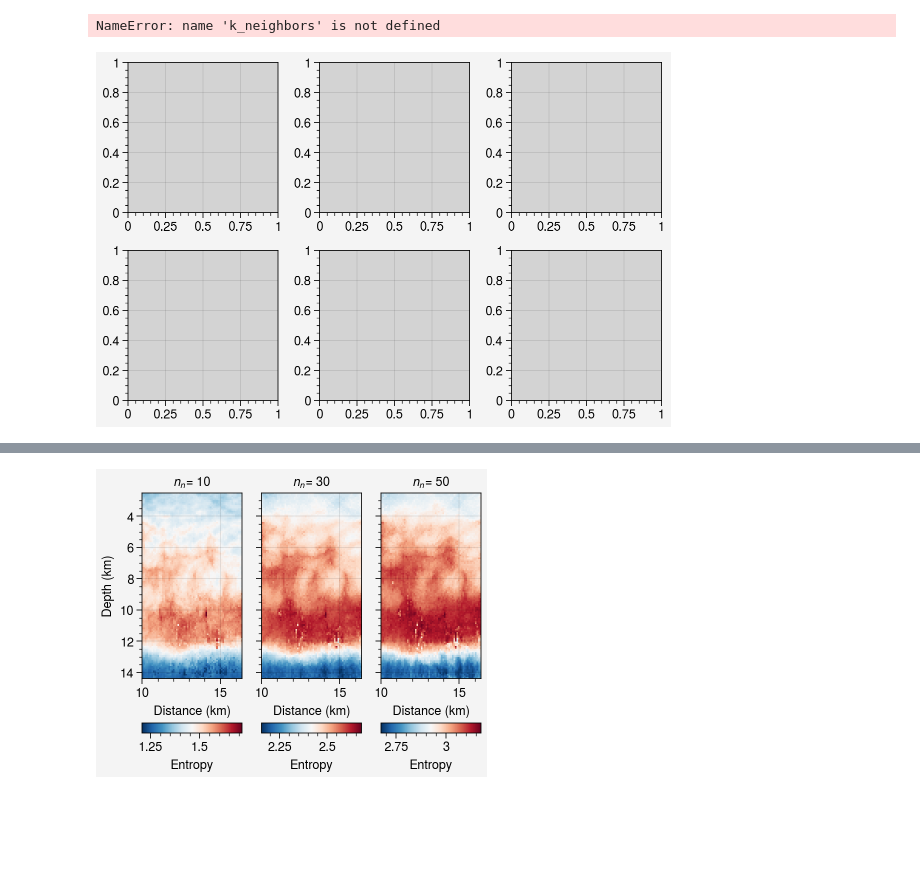
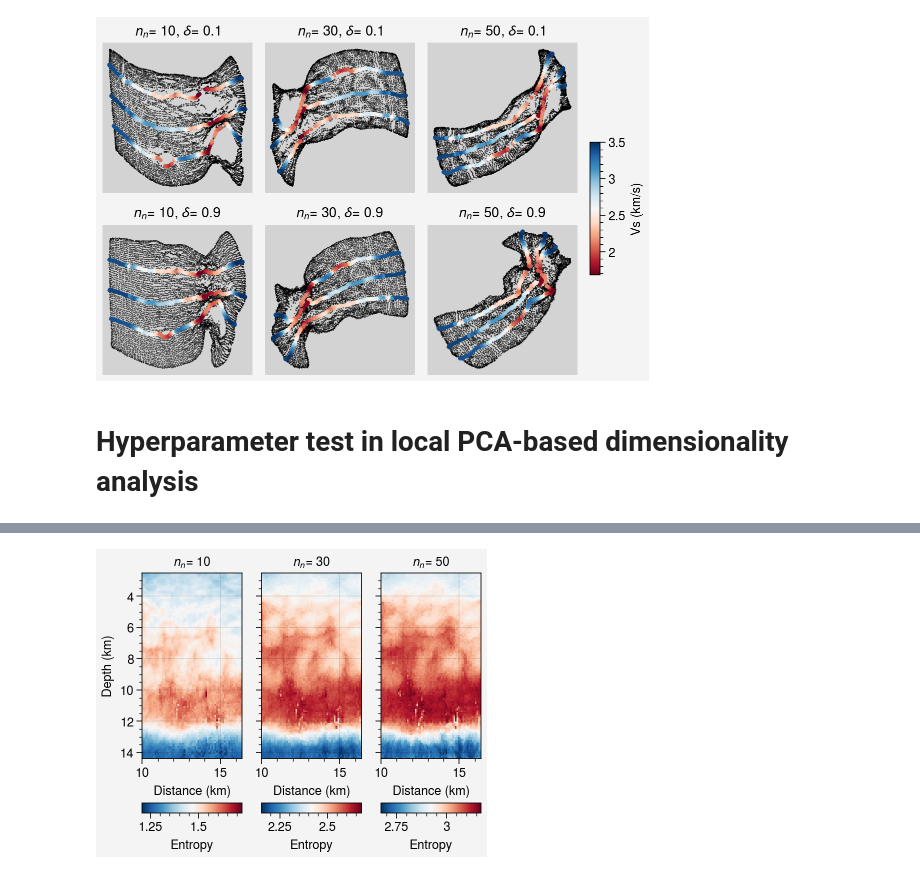
Before and after one commit to resfahani/scatnet4scatwaves, a Jupyter notebook: figure_notebooks/02_complexity analysis.ipynb, the cells around one changed output, grey strips where cells are left out. Saved outputs shown, nothing was run; the diff lists cells and outputs as text; code cells hidden in the pictures; blank space fills up the shorter version.

```diff
--- a/figure_notebooks/02_complexity analysis.ipynb
+++ b/figure_notebooks/02_complexity analysis.ipynb
@@ -603,0 +84,16 @@ fig.savefig(savepath + "second_order"+".png", bbox_inches="tight", dpi=300, tran
+# %%
+segment_duration_seconds = data_records_hs.shape[-1]/sr
+samples_per_segment = int(segment_duration_seconds * sr)
+
+bank_keyword_arguments = (
+        {"octaves": 4, "resolution": 8, "quality": 2, "normalize_wavelet": 'l2'},
+        {"octaves": 5, "resolution": 5, "quality": 2, "normalize_wavelet": 'l2'},
+        )
+
+network = ScatteringNetwork(
+    *bank_keyword_arguments,
+    bins=samples_per_segment,
+    sampling_rate=sr,
+    )
+
+print(network)
@@ -750,48 +781,64 @@ Error:
 # %%
 fig = pplt.figure( sharey=False, sharex=False, refwidth=1.5,)
 
 axs = fig.subplots(ncols=3, nrows=2,)
-for ax in axs:
-    ax.set_facecolor('lightgray')
 
-for i, nn in enumerate(k_neighbors):
-    for j, dd in enumerate(min_distances[::2]):
+for i, knn in enumerate(k_neighbors):
+    for j, mdin in enumerate(min_distances[::2]):
         ax = axs[j, i]
-        im = ax.scatter(UMAP_SPACE_HYPERPAR[i][j][:, 0],
-            UMAP_SPACE_HYPERPAR[i][j][:, 1], c = 'k', cmap = 'RdBu',
-            s = 0.1, alpha = 0.75, rasterized=True)
+
+        im = ax.scatter(
+            UMAP_SPACE_HYPERPAR[i][j][:, 0],
+            UMAP_SPACE_HYPERPAR[i][j][:, 1],
+            c = 'k',
+            cmap = 'RdBu',
+            s = 0.1,
+            alpha = 0.75,
+            rasterized=True,
+            )
 
         for k in vs_plotindex:
-            im = ax.scatter(UMAP_SPACE_HYPERPAR[i][j][indxvs[:, k], 0],
-                UMAP_SPACE_HYPERPAR[i][j][indxvs[:, k], 1],
-                c = vs.reshape(-1)[indxvs[:, k]], cmap = 'RdBu',
-                s = 5, alpha = 1, rasterized=True)
+            im = ax.scatter(
+                UMAP_SPACE_HYPERPAR[i][j][index_vs[:, k], 0],
+                UMAP_SPACE_HYPERPAR[i][j][index_vs[:, k], 1],
+                c = vs_model.reshape(-1)[index_vs[:, k]],
+                cmap = 'RdBu',
+                s = 5,
+                alpha = 1,
+                rasterized=True,
+                )
 
-        ax.set_title('$n_{n}$' +f'= {nn}, ' +  '$\delta$'+ f'= {dd}')
+        ax.set_title('$n_{n}$' +f'= {knn}, ' +  '$\delta$'+ f'= {mdin}')
 
         ax.set_xticks([])
         ax.set_yticks([])
         ax.set_xticklabels([])
         ax.set_yticklabels([])
 
         ax.spines['top'].set_visible(False)
         ax.spines['bottom'].set_visible(False)
         ax.spines['left'].set_visible(False)
         ax.spines['right'].set_visible(False)
 
-        ax.set_facecolor('lightgray')  # This is the key line
+        ax.set_facecolor('lightgray')
 
-
-for ax in axs:
-    ax.set_facecolor('lightgray')
 
 fig.colorbar(im, width = 0.1, shrink=0.4, label = 'Vs (km/s)')
 
+PATH = FIG_PATH + "UMAP_hyperparameters.png"
+
 fig.tight_layout()
-fig.savefig(savepath + "UMAP_hyperparameters" + ".png", bbox_inches="tight", dpi=300, transparent=False)
+
+fig.savefig(
+    PATH,
+    bbox_inches="tight",
+    dpi=300,
+    transparent=False,
+    )
 # %% [output]
-NameError: name 'k_neighbors' is not defined
-[figure, old version]
+[figure, new version]
+# %% [markdown]
+# Hyperparameter test in local PCA-based dimensionality analysis
 # %%
 LOC_DIM_HYPERPAR = []
 varaince_threshold = [0.45, 0.7, 0.9]
```
Also changed, not shown: parts of 58 cells of this notebook, 11 other files.
